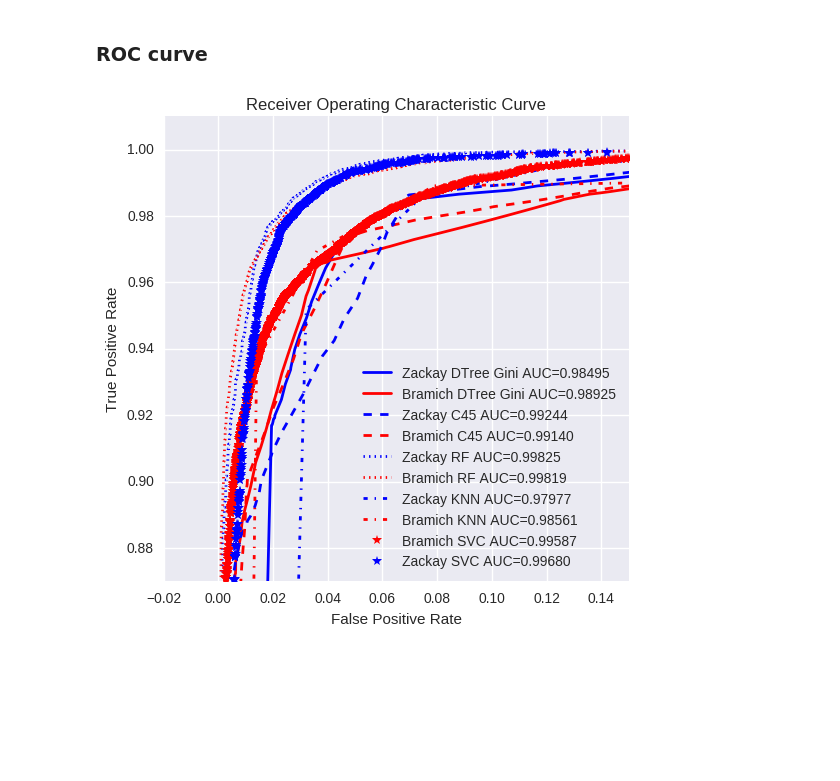
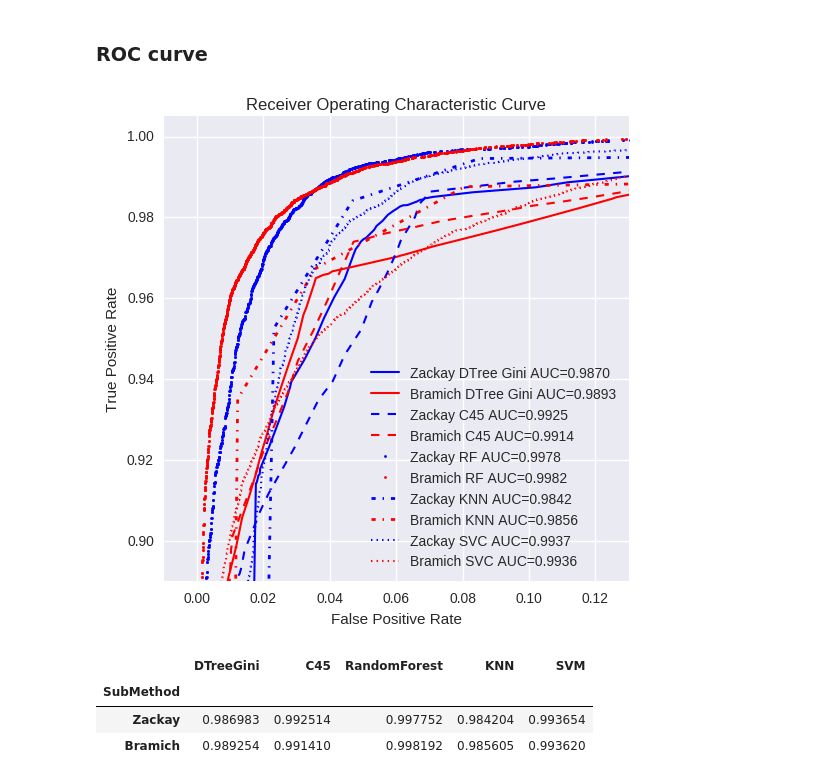
Before and after one commit to BrunoSanchez/RBMLearning, a Jupyter notebook: RealBogus_zackay.ipynb, the cells around one changed output. Drawn from its saved outputs; the diff is of its cells as text; code cells hidden in the pictures; blank space fills up the shorter version.

```diff
--- a/RealBogus_zackay.ipynb
+++ b/RealBogus_zackay.ipynb
@@ -227,3 +227,5 @@ plt.show()
+# %%
+c45 = DecisionTreeClassifier(criterion='entropy', max_leaf_nodes=20)
 # %%
 rfecv = feature_selection.RFECV(estimator=c45, step=3, cv=StratifiedKFold(10),
               scoring='f1')
@@ -463,68 +462,82 @@ avg / total       0.97      0.97      0.97     37511
 # %% [markdown]
 ### ROC curve
 # %%
+zky = ['Zackay']
+bch = ['Bramich']
+
 plt.figure(figsize=(6, 6))
+#plt.figaspect(.8)
 
 fpr = rslts_zps_dtree_gini['fpr']
 tpr = rslts_zps_dtree_gini['tpr']
 roc_auc = metrics.auc(fpr, tpr)
-plt.plot(fpr, tpr, lw=2, color='blue', label='Zackay DTree Gini AUC={:06.5f}'.format(roc_auc))
+zky.append(roc_auc)
+plt.plot(fpr, tpr, lw=1.5, color='blue', label='Zackay DTree Gini AUC={:06.4f}'.format(roc_auc))
 
 fpr = rslts_ois_dtree_gini['fpr']
 tpr = rslts_ois_dtree_gini['tpr']
 roc_auc = metrics.auc(fpr, tpr)
-plt.plot(fpr, tpr, lw=2, color='red', label='Bramich DTree Gini AUC={:06.5f}'.format(roc_auc))
+bch.append(roc_auc)
+plt.plot(fpr, tpr, lw=1.5, color='red', label='Bramich DTree Gini AUC={:06.4f}'.format(roc_auc))
 
 fpr = rslts_zps_c45['fpr']
 tpr = rslts_zps_c45['tpr']
 roc_auc = metrics.auc(fpr, tpr)
-plt.plot(fpr, tpr, '--', lw=2, color='blue', label='Zackay C45 AUC={:06.5f}'.format(roc_auc))
+zky.append(roc_auc)
+plt.plot(fpr, tpr, '--', lw=1.5, color='blue', label='Zackay C45 AUC={:06.4f}'.format(roc_auc))
 
 fpr = rslts_ois_c45['fpr']
 tpr = rslts_ois_c45['tpr']
 roc_auc = metrics.auc(fpr, tpr)
-plt.plot(fpr, tpr, '--', lw=2, color='red', label='Bramich C45 AUC={:06.5f}'.format(roc_auc))
+bch.append(roc_auc)
+plt.plot(fpr, tpr, '--', lw=1.5, color='red', label='Bramich C45 AUC={:06.4f}'.format(roc_auc))
 
 fpr = rslts_zps_rforest['fpr']
 tpr = rslts_zps_rforest['tpr']
 roc_auc = metrics.auc(fpr, tpr)
-plt.plot(fpr, tpr, ':', lw=2, color='blue', label='Zackay RF AUC={:06.5f}'.format(roc_auc))
+zky.append(roc_auc)
+plt.plot(fpr, tpr, '.', ms=4, color='blue', label='Zackay RF AUC={:06.4f}'.format(roc_auc))
 
 fpr = rslts_ois_rforest['fpr']
 tpr = rslts_ois_rforest['tpr']
 roc_auc = metrics.auc(fpr, tpr)
-plt.plot(fpr, tpr, ':', lw=2, color='red', label='Bramich RF AUC={:06.5f}'.format(roc_auc))
+bch.append(roc_auc)
+plt.plot(fpr, tpr, '.', ms=4, color='red', label='Bramich RF AUC={:06.4f}'.format(roc_auc))
 
 fpr = rslts_knn_zps_uniform['fpr']
 tpr = rslts_knn_zps_uniform['tpr']
 roc_auc = metrics.auc(fpr, tpr)
-plt.plot(fpr, tpr, '-.', lw=2, color='blue', label='Zackay KNN AUC={:06.5f}'.format(roc_auc))
+zky.append(roc_auc)
+plt.plot(fpr, tpr, '-.', lw=2, color='blue', label='Zackay KNN AUC={:06.4f}'.format(roc_auc))
 
 fpr = rslts_knn_ois_uniform['fpr']
 tpr = rslts_knn_ois_uniform['tpr']
 roc_auc = metrics.auc(fpr, tpr)
-plt.plot(fpr, tpr, '-.', lw=2, color='red', label='Bramich KNN AUC={:06.5f}'.format(roc_auc))
+bch.append(roc_auc)
+plt.plot(fpr, tpr, '-.', lw=2, color='red', label='Bramich KNN AUC={:06.4f}'.format(roc_auc))
+
+fpr = rslts_zps_svc['fpr']
+tpr = rslts_zps_svc['tpr']
+roc_auc = metrics.auc(fpr, tpr)
+zky.append(roc_auc)
+plt.plot(fpr, tpr, ':', lw=1.5, color='blue', label='Zackay SVC AUC={:06.4f}'.format(roc_auc))
 
 fpr = rslts_ois_svc['fpr']
 tpr = rslts_ois_svc['tpr']
 roc_auc = metrics.auc(fpr, tpr)
-plt.plot(fpr, tpr, '*', lw=2, color='red', label='Bramich SVC AUC={:06.5f}'.format(roc_auc))
-
-fpr = rslts_zps_svc['fpr']
-tpr = rslts_zps_svc['tpr']
-roc_auc = metrics.auc(fpr, tpr)
-plt.plot(fpr, tpr, '*', lw=2, color='blue', label='Zackay SVC AUC={:06.5f}'.format(roc_auc))
-
+bch.append(roc_auc)
+plt.plot(fpr, tpr, ':', lw=1.5, color='red', label='Bramich SVC AUC={:06.4f}'.format(roc_auc))
 
 #plt.plot([0, 1], [0, 1], linestyle='--', lw=2, color='k', label='Luck')
 
-plt.xlim([-0.02, 0.15])
-plt.ylim([0.87, 1.01])
 plt.xlabel('False Positive Rate')
 plt.ylabel('True Positive Rate')
 plt.legend(loc='lower right')
 plt.title('Receiver Operating Characteristic Curve')
 
-plt.savefig('plots/ROC_curve.png', dpi=700)
+plt.xlim([-0.01, 0.13])
+plt.ylim([0.89, 1.005])
+
+plt.savefig('plots/ROC_curve.png', dpi=900)
 # %% [output]
-[figure, old version]
+[figure, new version]
@@ -530,0 +548,7 @@ plt.savefig('plots/ROC_curve.png', dpi=700)
+# %%
+AUCTable
+# %% [output]
+|  | DTreeGini | C45 | RandomForest | KNN | SVM |
+| SubMethod |  |  |  |  |  |
+| Zackay | 0.986983 | 0.992514 | 0.997752 | 0.984204 | 0.993654 |
+| Bramich | 0.989254 | 0.991410 | 0.998192 | 0.985605 | 0.993620 |
```
Also changed, not shown: parts of 17 cells of this notebook.
